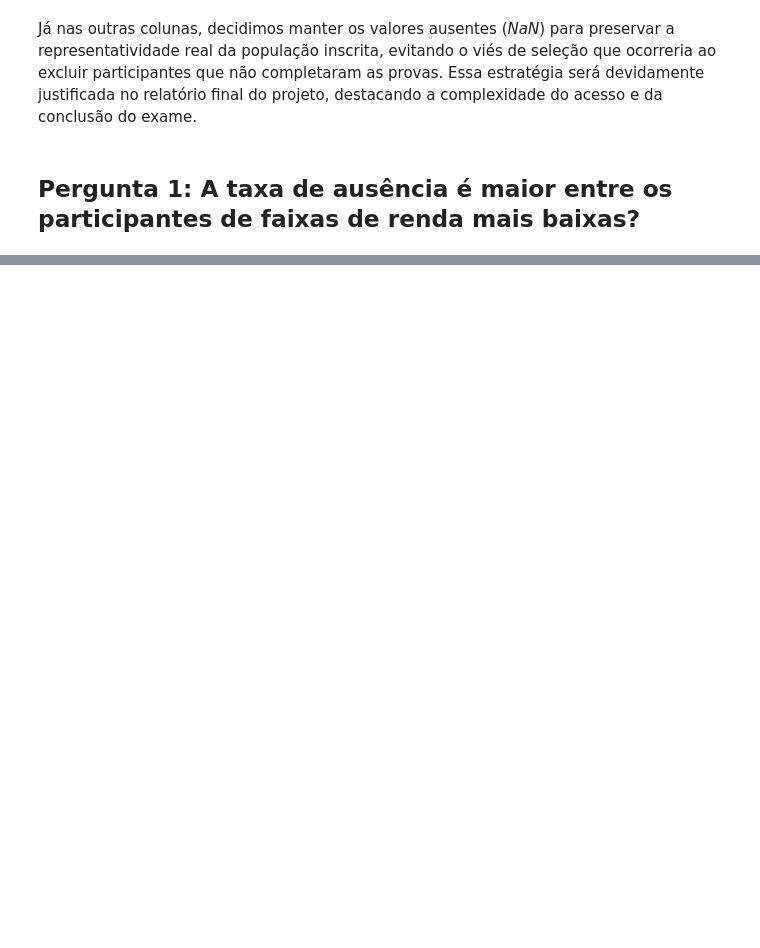
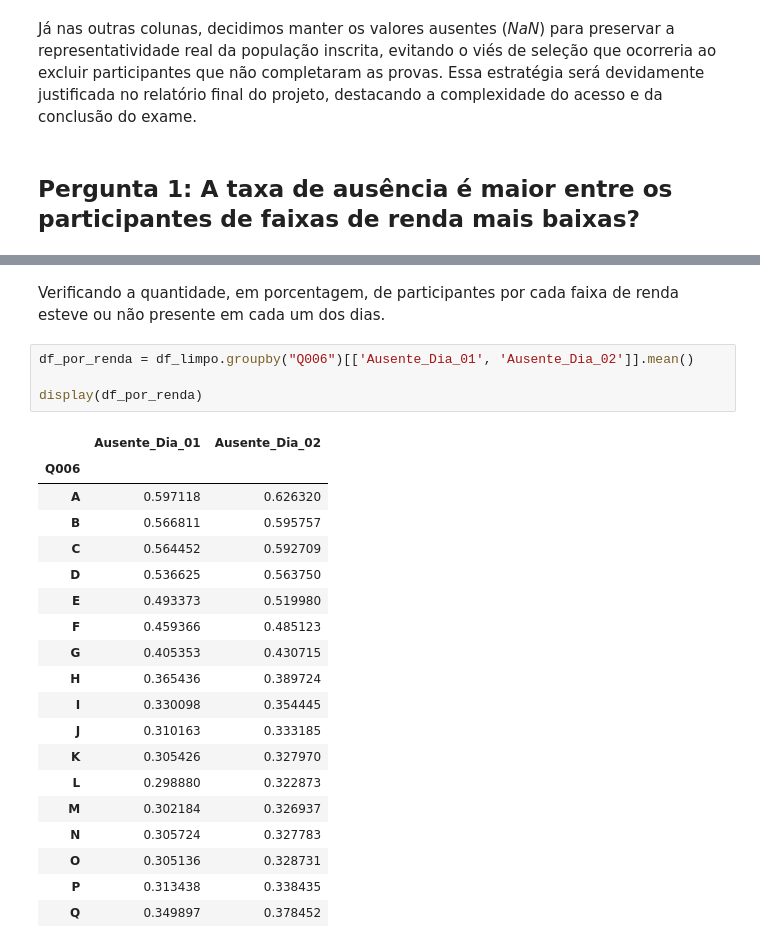
Before and after one commit to CoderAugusto/enem-data-dashboard, a Jupyter notebook: notebooks/01_exploracao_inicial.ipynb, the cells around one changed output, grey strips where cells are left out. Drawn from its saved outputs; the diff is of its cells as text; blank space fills up the shorter version.

```diff
--- a/notebooks/01_exploracao_inicial.ipynb
+++ b/notebooks/01_exploracao_inicial.ipynb
@@ -124,0 +161,26 @@ Já nas outras colunas, decidimos manter os valores ausentes (*NaN*) para preser
+# %% [markdown]
+Verificando a quantidade, em porcentagem, de participantes por cada faixa de renda esteve ou não presente em cada um dos dias.
+# %%
+df_por_renda = df_limpo.groupby("Q006")[['Ausente_Dia_01', 'Ausente_Dia_02']].mean()
+
+display(df_por_renda)
+# %% [output]
+|  | Ausente_Dia_01 | Ausente_Dia_02 |
+| Q006 |  |  |
+| A | 0.597118 | 0.626320 |
+| B | 0.566811 | 0.595757 |
+| C | 0.564452 | 0.592709 |
+| D | 0.536625 | 0.563750 |
+| E | 0.493373 | 0.519980 |
+| F | 0.459366 | 0.485123 |
+| G | 0.405353 | 0.430715 |
+| H | 0.365436 | 0.389724 |
+| I | 0.330098 | 0.354445 |
+| J | 0.310163 | 0.333185 |
+| K | 0.305426 | 0.327970 |
+| L | 0.298880 | 0.322873 |
+| M | 0.302184 | 0.326937 |
+| N | 0.305724 | 0.327783 |
+| O | 0.305136 | 0.328731 |
+| P | 0.313438 | 0.338435 |
+| Q | 0.349897 | 0.378452 |
```
Also changed, not shown: parts of 10 cells of this notebook.
